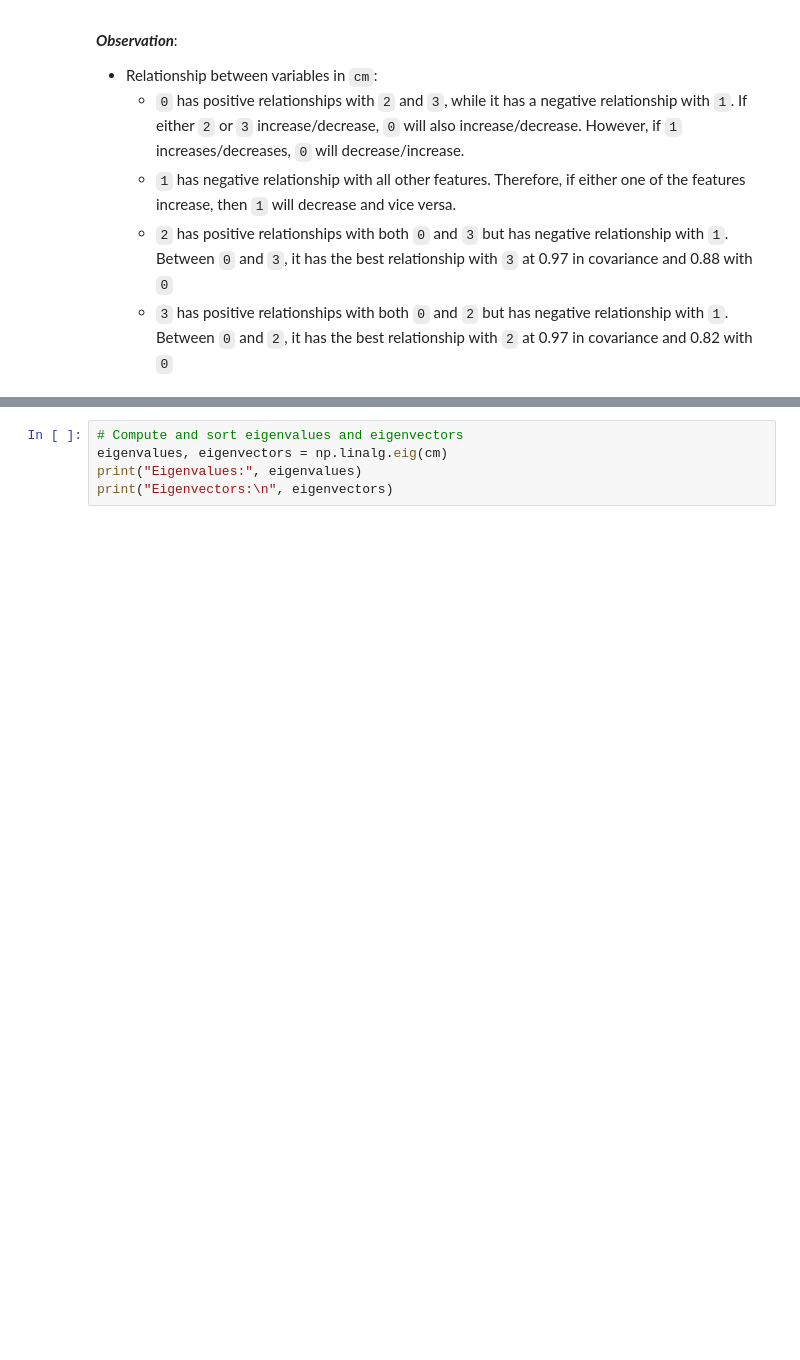
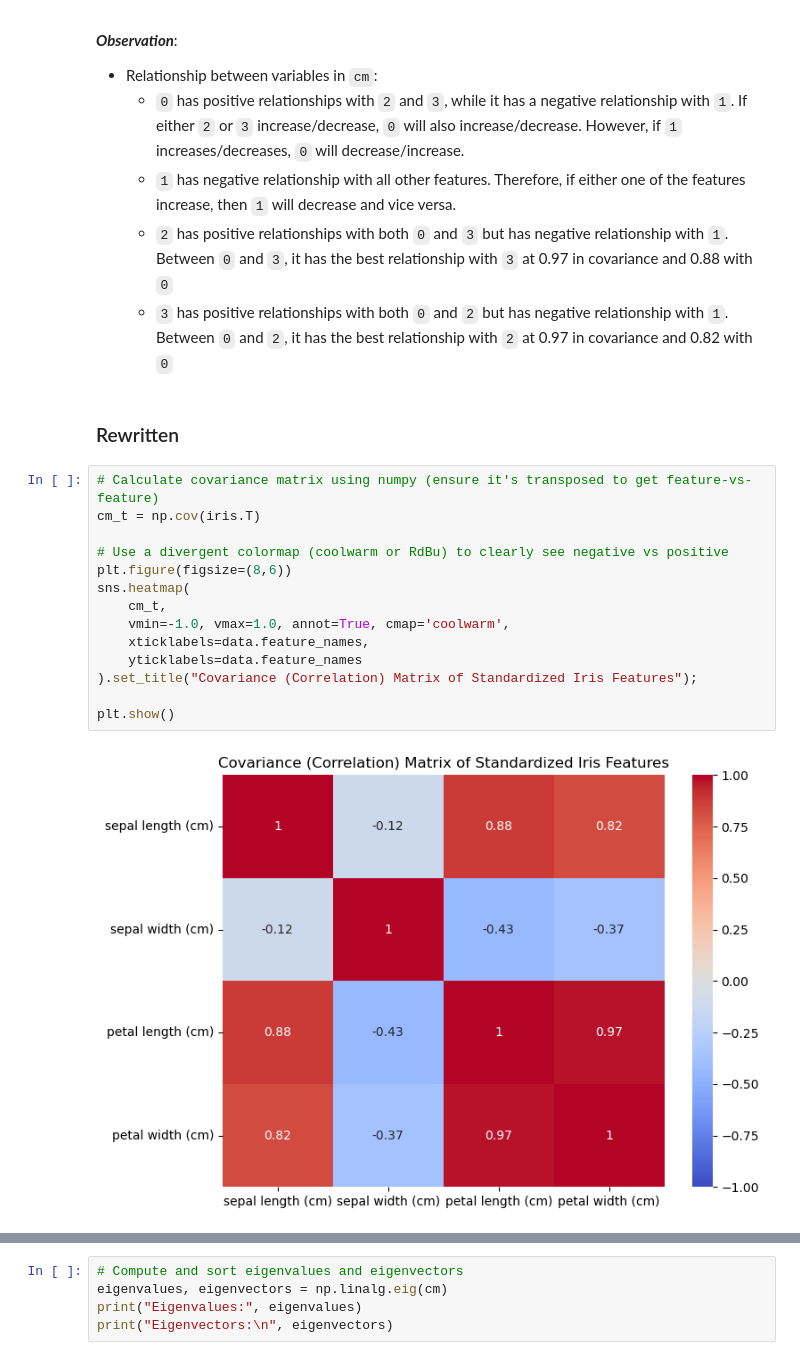
Before and after one commit to thaopham98/DataScience, a Jupyter notebook: python_analysis/A9-Dimentional Reduction.ipynb, the cells around one changed output, grey strips where cells are left out. Drawn from its saved outputs; the diff is of its cells as text; blank space fills up the shorter version.

```diff
--- a/python_analysis/A9-Dimentional Reduction.ipynb
+++ b/python_analysis/A9-Dimentional Reduction.ipynb
@@ -176,3 +178,21 @@ array([[ 1.00671141, -0.11835884,  0.87760447,  0.82343066],
     - `1` has negative relationship with all other features. Therefore, if either one of the features increase, then `1` will decrease and vice versa.
     - `2` has positive relationships with both `0` and `3` but has negative relationship with `1`. Between `0` and `3`, it has the best relationship with `3` at 0.97 in covariance and 0.88 with `0`
     - `3` has positive relationships with both `0` and `2` but has negative relationship with `1`. Between `0` and `2`, it has the best relationship with `2` at 0.97 in covariance and 0.82 with `0`
+# %% [markdown]
+### Rewritten
+# %%
+# Calculate covariance matrix using numpy (ensure it's transposed to get feature-vs-feature)
+cm_t = np.cov(iris.T)
+
+# Use a divergent colormap (coolwarm or RdBu) to clearly see negative vs positive
+plt.figure(figsize=(8,6))
+sns.heatmap(
+    cm_t,
+    vmin=-1.0, vmax=1.0, annot=True, cmap='coolwarm',
+    xticklabels=data.feature_names,
+    yticklabels=data.feature_names
+).set_title("Covariance (Correlation) Matrix of Standardized Iris Features");
+
+plt.show()
+# %% [output]
+[figure, added]
```
Also changed, not shown: parts of 73 cells of this notebook.
